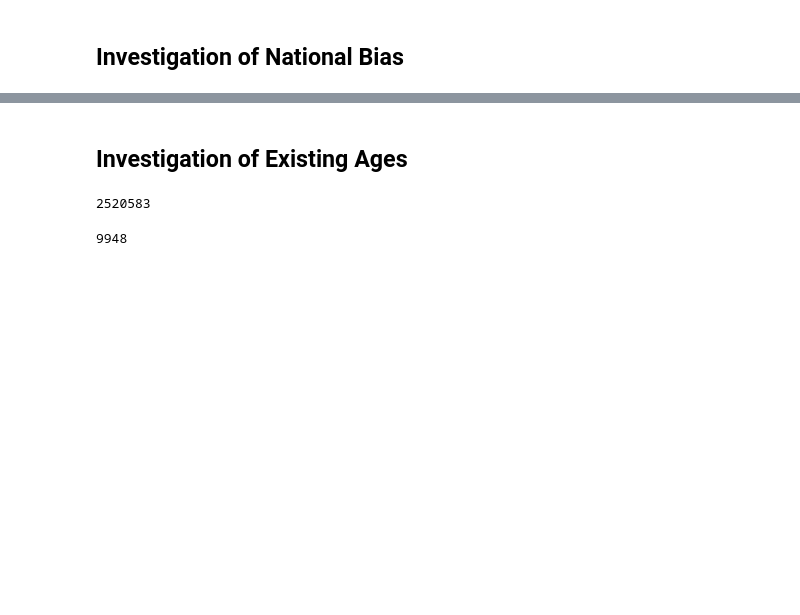
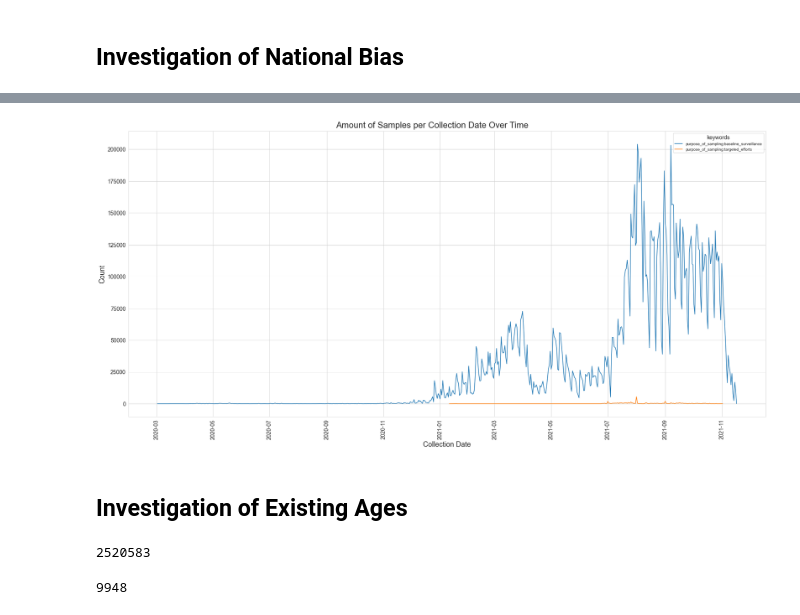
Before and after one commit to ninaihde/sampling-bias-cov19, a Jupyter notebook: src/create_general_insights.ipynb, the cells around one changed output, grey strips where cells are left out. Cells and saved outputs as stored; diff of their text form; code cells hidden in the pictures; blank space fills up the shorter version.

Commit message:
Add plots showing collection date counts over time

```diff
--- a/src/create_general_insights.ipynb
+++ b/src/create_general_insights.ipynb
@@ -158,0 +161,26 @@ for hue in ['dataclass', 'mol_type', 'keywords', 'gender']:
+# %%
+# A) Plot density
+plotdata = df.copy(deep=True)
+plotdata['collection_date'] = pd.to_datetime(plotdata['collection_date'])
+# %%
+import matplotlib.pyplot as plt
+import seaborn as sns
+
+sns.set_style('whitegrid')
+fig, ax = plt.subplots(figsize=(24, 12))
+sns.kdeplot(data=plotdata,
+            x='collection_date',
+            hue='keywords')
+fig.suptitle('Density of Collection Date Over Time', fontsize=22)
+plt.xlabel('Collection Date', fontsize=18)
+plt.ylabel('Density', fontsize=18)
+plt.xticks(fontsize=14, rotation=90)
+plt.yticks(fontsize=14)
+
+plt.tight_layout()
+plt.savefig('../plots/collection_date_density.png', dpi=300)
+plt.close()
+# %%
+# B) Plot absolute count
+date_counts = plotdata.groupby(['collection_date', 'keywords']).count().sum(axis=1)
+date_counts
@@ -159,26 +212,29 @@ for hue in ['dataclass', 'mol_type', 'keywords', 'gender']:
+# %%
+sns.set_style('whitegrid')
+fig, _ = plt.subplots(figsize=(24, 12))
+sns.lineplot(x=date_counts.index.get_level_values(0),
+             y=date_counts.tolist(),
+             hue=date_counts.index.get_level_values(1))
+fig.suptitle('Amount of Samples per Collection Date Over Time', fontsize=22)
+plt.xlabel('Collection Date', fontsize=18)
+plt.ylabel('Count', fontsize=18)
+plt.xticks(fontsize=14, rotation=90)
+plt.yticks(fontsize=14)
+
+plt.tight_layout()
+plt.savefig('../plots/collection_date_count.png', dpi=300)
+plt.close()
+
+# -> temporal bias around March 2021 and August until November 2021 exist!
+# %% [output]
+[figure, added]
 # %% [markdown]
 ## Investigation of Existing Ages
-# %%
-import pandas as pd
-
-df = pd.read_csv('../data/metadata_EBI_cleaned_and_enriched.csv',
-                 dtype={'collected_by': object,
-                        'collection_date': object,
-                        'culture_collection': object,
-                        'identified_by': object,
-                        'isolate': object,
-                        'isolation_source': object,
-                        'keywords': object,
-                        'lab_host': object,
-                        'location': object,
-                        'sample_accession': object,
-                        'strain': object,
-                        'study_accession': object})
-
-original_len = len(df)
-original_len  # 2,520,583
-# %% [output]
-2520583
+# %%
+original_len = len(df)
+original_len  # 2,520,583
+# %% [output]
+2520583
 # %%
 # Count how many samples do not contain (valuable) information about age
 df_with_ages = df[df['age'].notna()]
```
Also changed, not shown: parts of 3 cells of this notebook, 1 other file.
